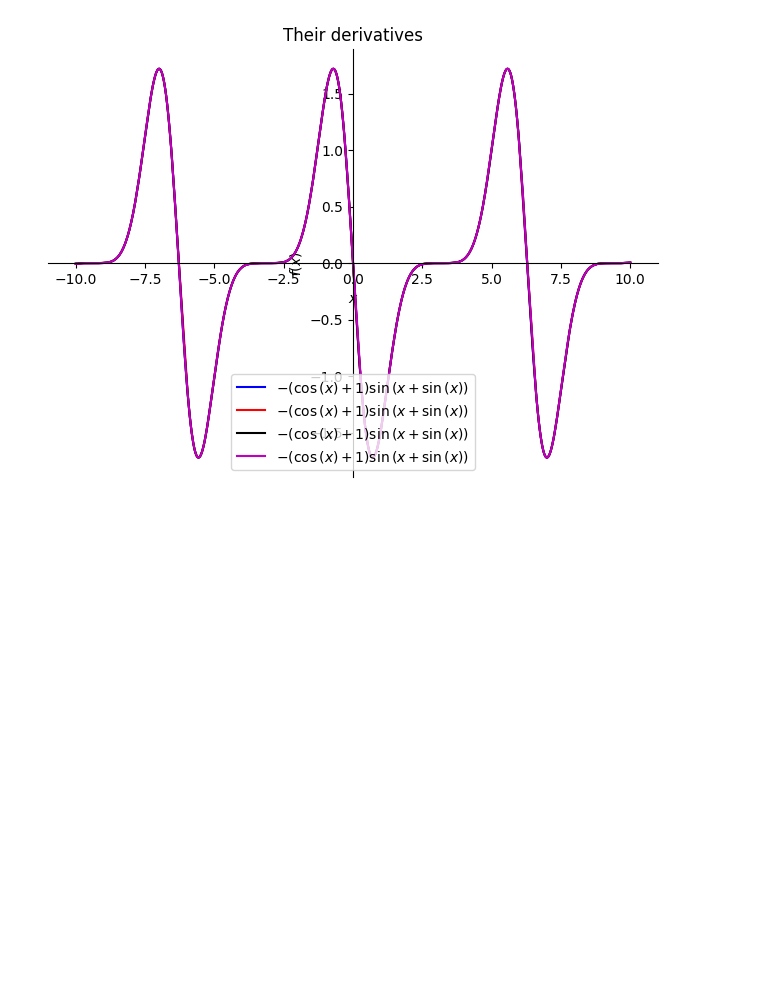
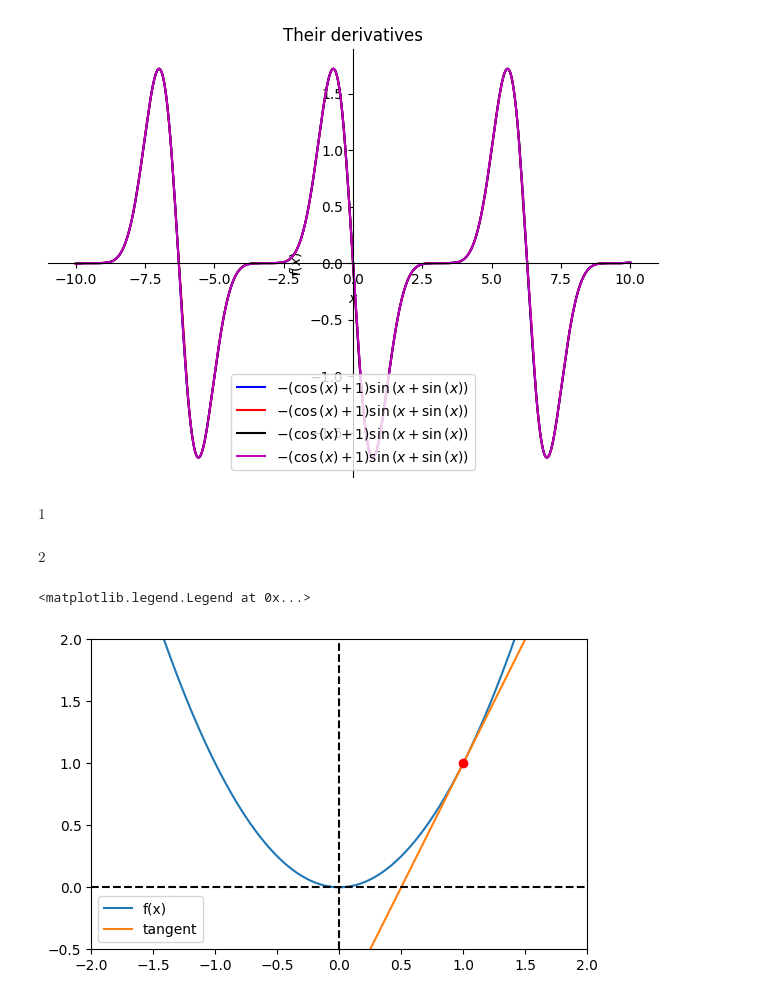
Before and after one commit to yaowenqiang/master_math_by_coding_in_python, a Jupyter notebook: derivative_of_polynomial.ipynb, the cells around one changed output. Drawn from its saved outputs; the diff is of its cells as text; code cells hidden in the pictures; blank space fills up the shorter version.

```diff
--- a/derivative_of_polynomial.ipynb
+++ b/derivative_of_polynomial.ipynb
@@ -149,3 +149,39 @@ a + cos(x + sin(x))
 -(cos(x) + 1)*sin(x + sin(x))
 -(cos(x) + 1)*sin(x + sin(x))
 [figure]
+# %%
+x = sym.symbols('x')
+f = x**2
+df = sym.diff(f)
+
+xa = 1
+
+fa = f.subs(x,xa)
+fa
+# %% [output]
+$\displaystyle 1$
+# %%
+dfa = df.subs(x, xa)
+dfa
+# %% [output]
+$\displaystyle 2$
+# %%
+xx = np.linspace(-2,2,200)
+f_fun = sym.lambdify(x,f)(xx)
+
+df_fun =  sym.lambdify(x,df)(xx)
+
+tanline = dfa * (xx -xa) + fa
+# %%
+plt.plot(xx, f_fun, label='f(x)')
+plt.plot(xx, tanline,label='tangent')
+plt.plot(xa,fa,'ro')
+plt.axis('square')
+plt.axis([-2,2,-.5,2])
+ax = plt.gca()
+plt.plot(ax.get_xlim(), [0,0],'k--')
+plt.plot([0,0],ax.get_ylim(), 'k--')
+plt.legend()
+# %% [output]
+<matplotlib.legend.Legend at 0x...>
+[figure, added]
```
Also changed, not shown: parts of 2 cells of this notebook, 1 other file.
